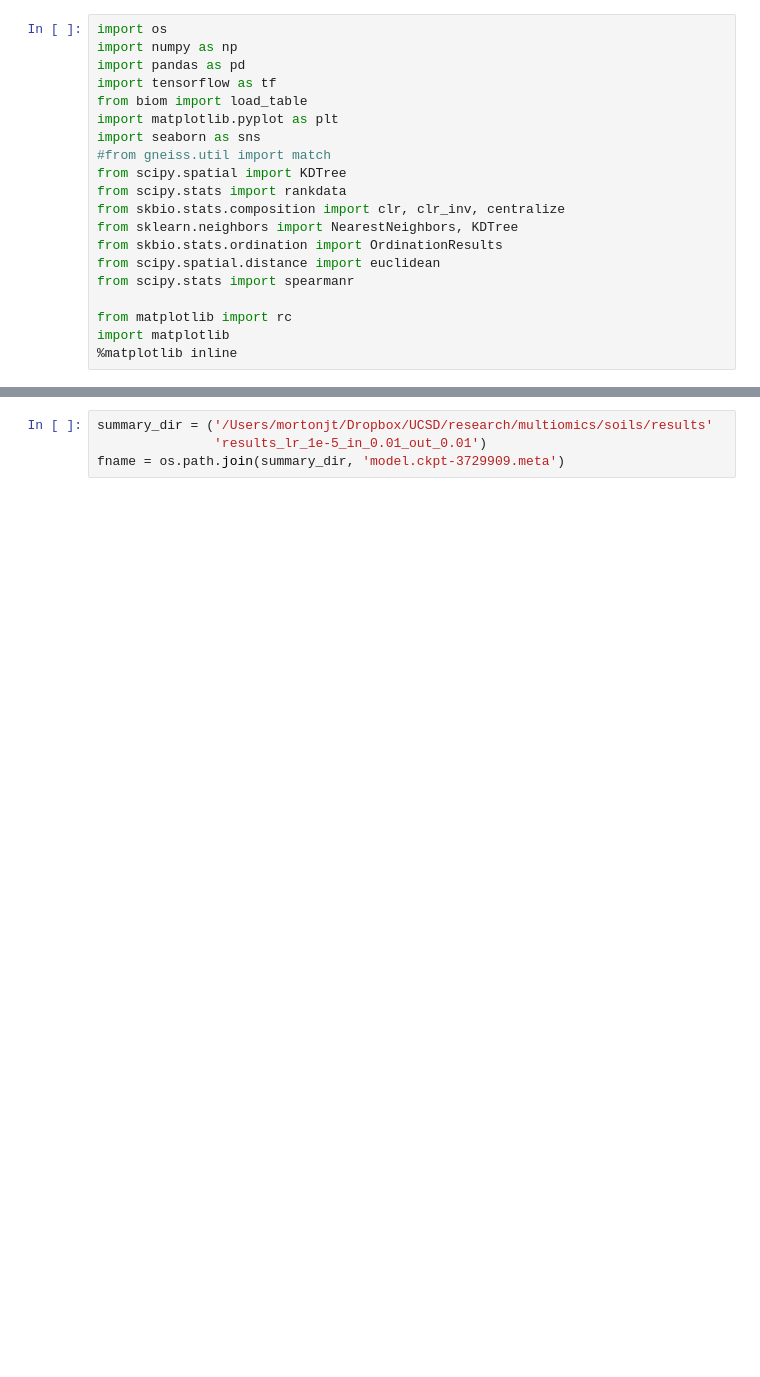
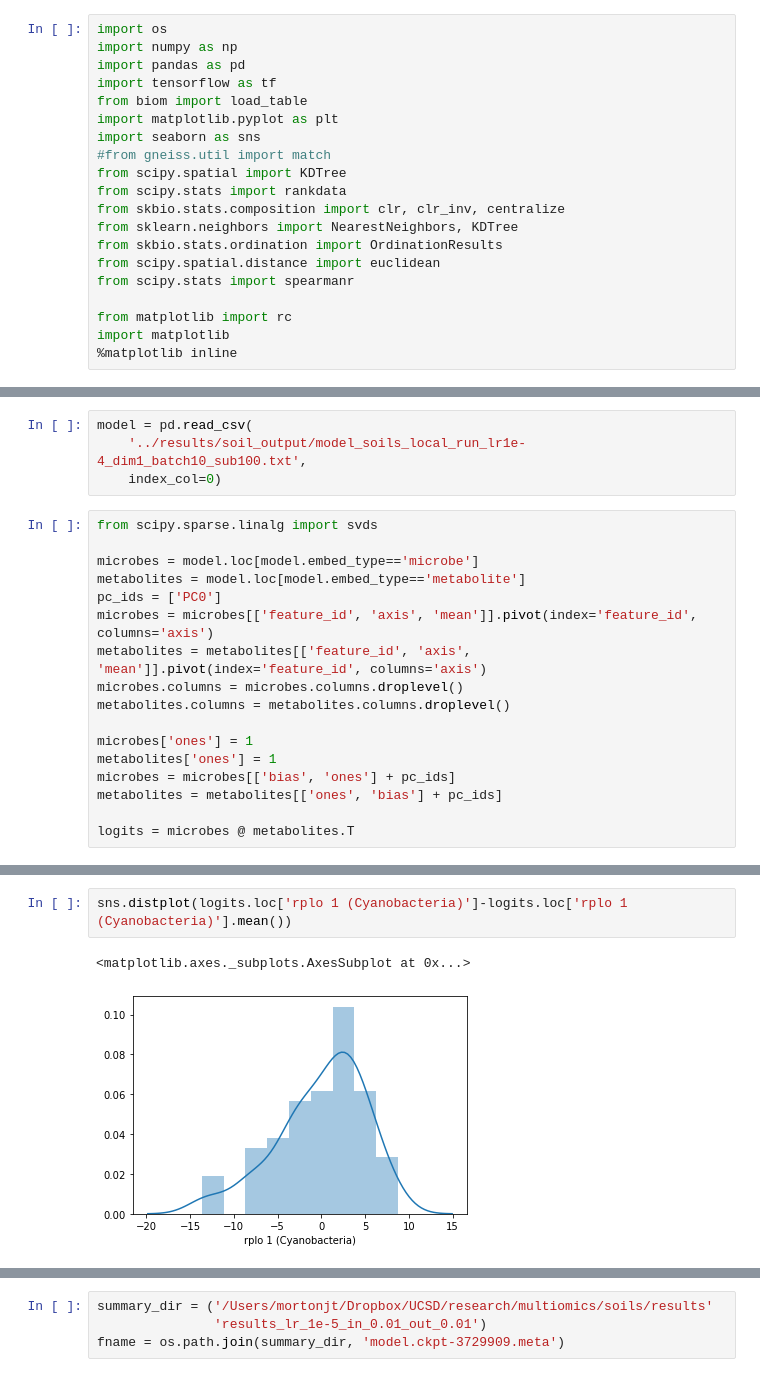
Before and after one commit to knightlab-analyses/multiomic-cooccurrences, a Jupyter notebook: ipynb/Figure4.ipynb, the cells around one changed output, grey strips where cells are left out. Cells and saved outputs as stored; diff of their text form; blank space fills up the shorter version.

```diff
--- a/ipynb/Figure4.ipynb
+++ b/ipynb/Figure4.ipynb
@@ -41,0 +27,21 @@ ls: /Users/mortonjt/Dropbox/UCSD/research/multiomics/soils/results/results_lr_1e
+# %%
+model = pd.read_csv(
+    '../results/soil_output/model_soils_local_run_lr1e-4_dim1_batch10_sub100.txt',
+    index_col=0)
+# %%
+from scipy.sparse.linalg import svds
+
+microbes = model.loc[model.embed_type=='microbe']
+metabolites = model.loc[model.embed_type=='metabolite']
+pc_ids = ['PC0']
+microbes = microbes[['feature_id', 'axis', 'mean']].pivot(index='feature_id', columns='axis')
+metabolites = metabolites[['feature_id', 'axis', 'mean']].pivot(index='feature_id', columns='axis')
+microbes.columns = microbes.columns.droplevel()
+metabolites.columns = metabolites.columns.droplevel()
+
+microbes['ones'] = 1
+metabolites['ones'] = 1
+microbes = microbes[['bias', 'ones'] + pc_ids]
+metabolites = metabolites[['ones', 'bias'] + pc_ids]
+
+logits = microbes @ metabolites.T
@@ -41,0 +71,5 @@ ls: /Users/mortonjt/Dropbox/UCSD/research/multiomics/soils/results/results_lr_1e
+# %%
+sns.distplot(logits.loc['rplo 1 (Cyanobacteria)']-logits.loc['rplo 1 (Cyanobacteria)'].mean())
+# %% [output]
+<matplotlib.axes._subplots.AxesSubplot at 0x...>
+[figure, added]
```
Also changed, not shown: parts of 5 cells of this notebook, 8 other files.
